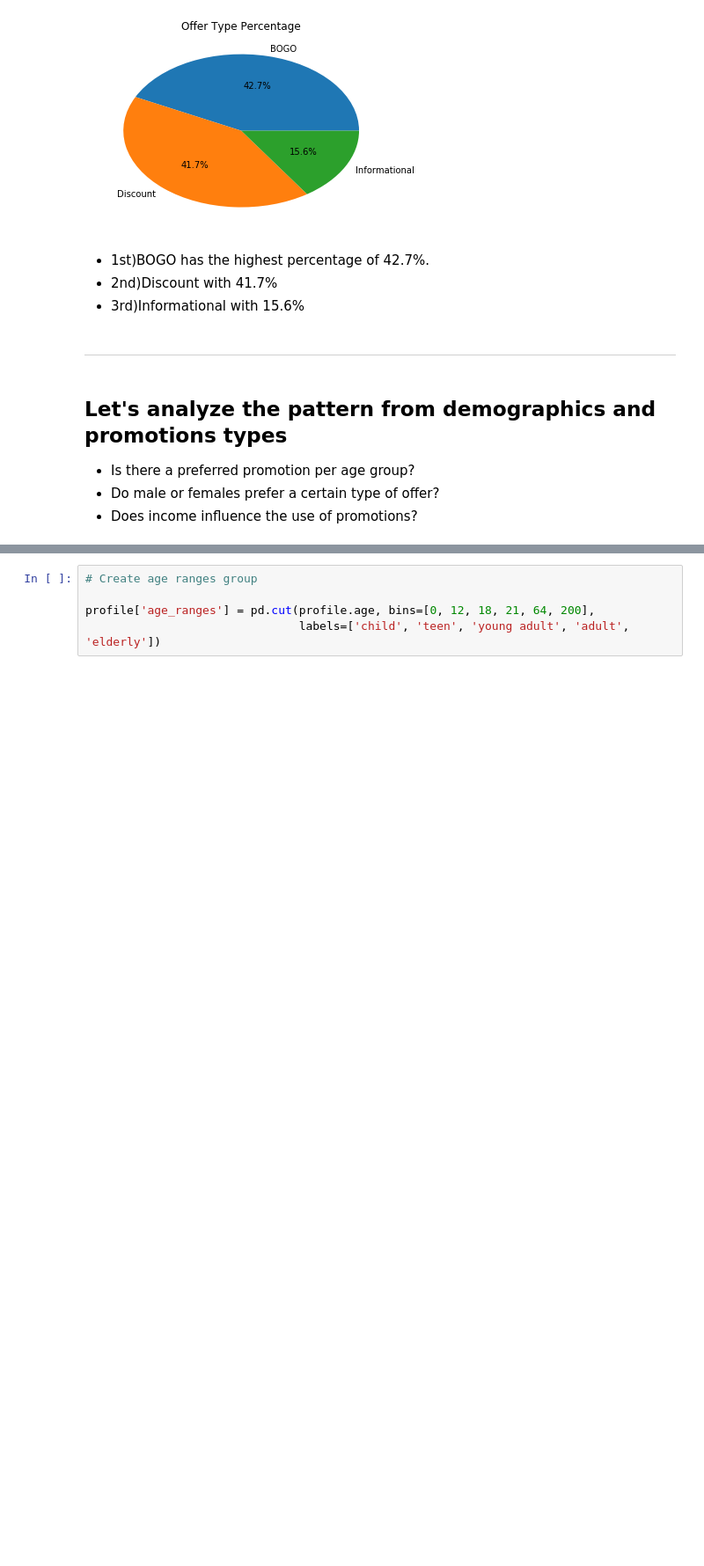
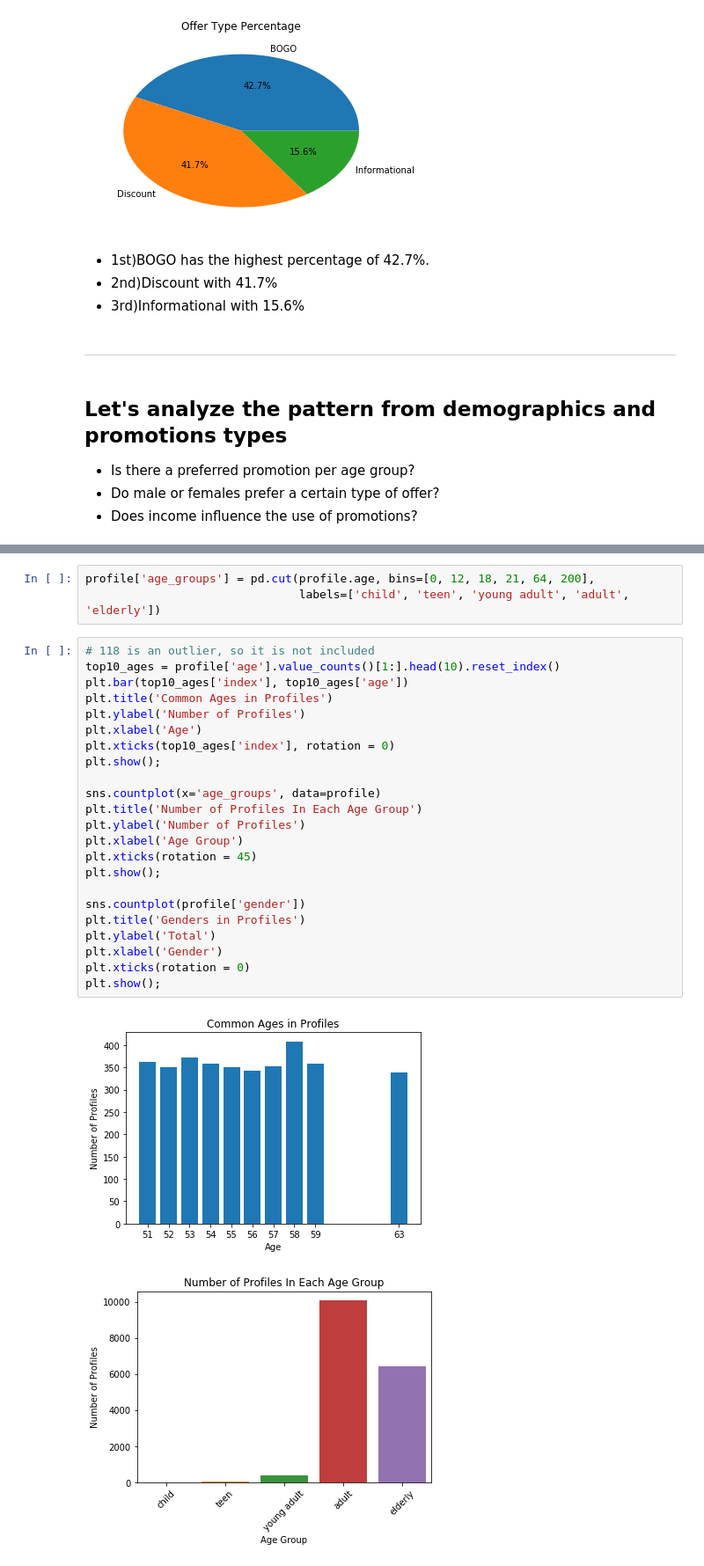
Before and after one commit to HunterKane/Starbucks-Reward-App-, a Jupyter notebook: Starbucks_Capstone_notebook-2.ipynb, the cells around one changed output, grey strips where cells are left out. Shown at 88% size. Saved outputs shown, nothing was run; the diff lists cells and outputs as text; blank space fills up the shorter version.

Commit message:
Finished Analyzing Demographic Data
Completed Demographic data analysis and how it correlates to offers completed.

```diff
--- a/Starbucks_Capstone_notebook-2.ipynb
+++ b/Starbucks_Capstone_notebook-2.ipynb
@@ -581,5 +594,29 @@ plt.show()
 # %%
-# Create age ranges group
-
-profile['age_ranges'] = pd.cut(profile.age, bins=[0, 12, 18, 21, 64, 200],
+profile['age_groups'] = pd.cut(profile.age, bins=[0, 12, 18, 21, 64, 200],
                                labels=['child', 'teen', 'young adult', 'adult', 'elderly'])
+# %%
+# 118 is an outlier, so it is not included
+top10_ages = profile['age'].value_counts()[1:].head(10).reset_index()
+plt.bar(top10_ages['index'], top10_ages['age'])
+plt.title('Common Ages in Profiles')
+plt.ylabel('Number of Profiles')
+plt.xlabel('Age')
+plt.xticks(top10_ages['index'], rotation = 0)
+plt.show();
+
+sns.countplot(x='age_groups', data=profile)
+plt.title('Number of Profiles In Each Age Group')
+plt.ylabel('Number of Profiles')
+plt.xlabel('Age Group')
+plt.xticks(rotation = 45)
+plt.show();
+
+sns.countplot(profile['gender'])
+plt.title('Genders in Profiles')
+plt.ylabel('Total')
+plt.xlabel('Gender')
+plt.xticks(rotation = 0)
+plt.show();
+# %% [output]
+[figure, added]
+[figure, added]
```
Also changed, not shown: parts of 16 cells of this notebook.
